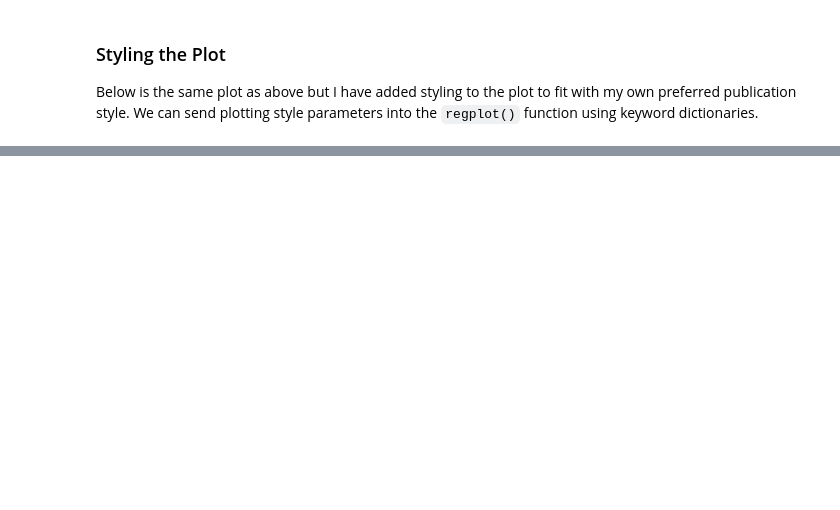
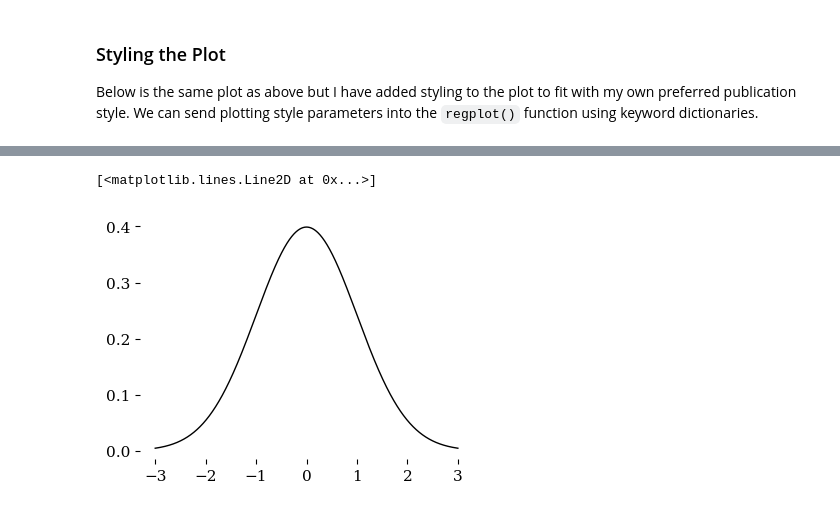
Before and after one commit to blinkletter/StealThisCode, a Jupyter notebook: 5_Erying/5A-Eyring_Exercises_5_Bootstrap.ipynb, the cells around one changed output, grey strips where cells are left out. Drawn from its saved outputs; the diff is of its cells as text; code cells hidden in the pictures; blank space fills up the shorter version.

```diff
--- a/5_Erying/5A-Eyring_Exercises_5_Bootstrap.ipynb
+++ b/5_Erying/5A-Eyring_Exercises_5_Bootstrap.ipynb
@@ -851,0 +1083,11 @@ np.random.normal(y[sample_index], y_err[sample_index]), print(sample_index)
+# %%
+
+
+
+x_data = np.linspace(-3,3,len(dS_list))
+y_data = scipy.stats.norm.pdf(x_data, 0, 1)
+
+plt.plot(x_data, y_data)
+# %% [output]
+[<matplotlib.lines.Line2D at 0x...>]
+[figure, added]
```
Also changed, not shown: parts of 18 cells of this notebook, 9 other files.
